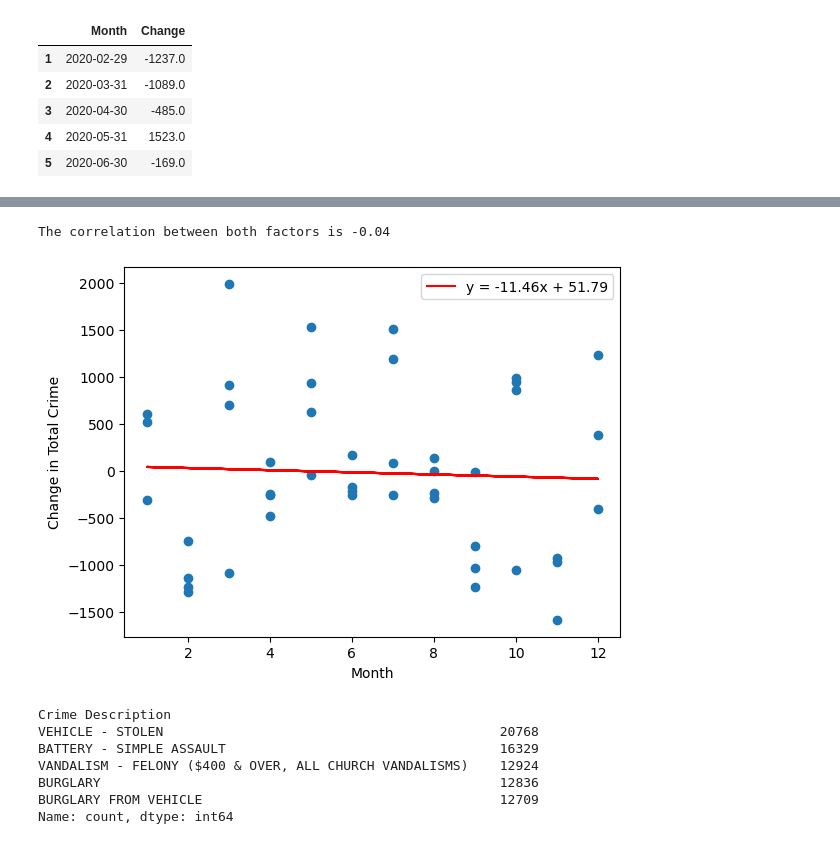
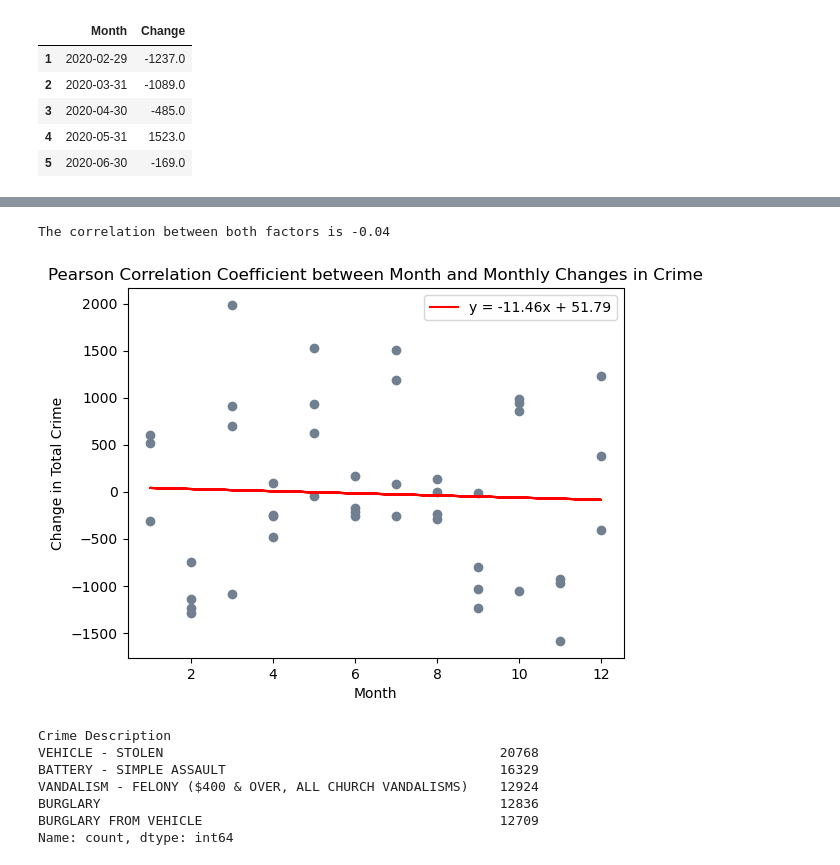
Before and after one commit to eshih22/la_crime_group_project, a Jupyter notebook: LA_crime_data.ipynb, the cells around one changed output, grey strips where cells are left out. Cells and saved outputs as stored; diff of their text form; code cells hidden in the pictures.

Commit message:
final graph

```diff
--- a/LA_crime_data.ipynb
+++ b/LA_crime_data.ipynb
@@ -696,29 +696,29 @@ The correlation between both factors is -0.04
 # %%
 
 # Compute the Pearson correlation coefficient between 'Month' and 'Change' columns
 correlation = st.pearsonr(changes_df['Month'], changes_df['Change'])
 print(f"The correlation between both factors is {round(correlation[0], 2)}")
 
 # Compare the calculated Pearson's r to the plots
-plt.scatter(changes_df['Month'], changes_df['Change'])
+plt.scatter(changes_df['Month'], changes_df['Change'], color = 'slategray')
 plt.xlabel('Month')
 plt.ylabel('Change in Total Crime')
 
 # Calculate the linear regression
 x_values = changes_df['Month']
 y_values = changes_df['Change']
 (slope, intercept, rvalue, pvalue, stderr) = st.linregress(x_values, y_values)
 regress_values = x_values * slope + intercept
 line_eq = "y = " + str(round(slope, 2)) + "x + " + str(round(intercept, 2))
 
 # Plot the regression line
 plt.plot(x_values, regress_values, "r-", label=line_eq)
 plt.legend()
-
+plt.title("Pearson Correlation Coefficient between Month and Monthly Changes in Crime")
 plt.show()
 # %% [output]
 The correlation between both factors is -0.04
-[figure, old version]
+[figure, new version]
 # %%
 
 # Filter the data for the year 2020
```
Also changed, not shown: parts of 12 cells of this notebook.
